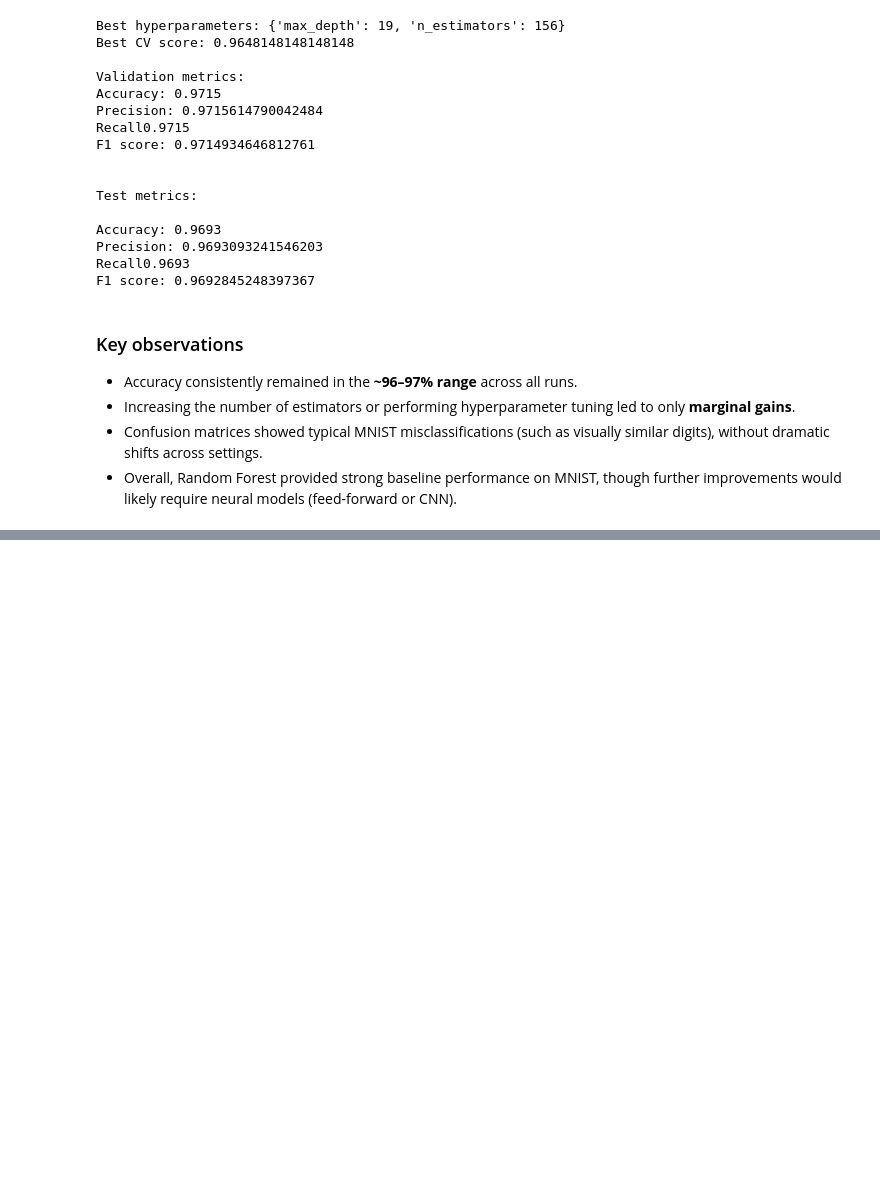
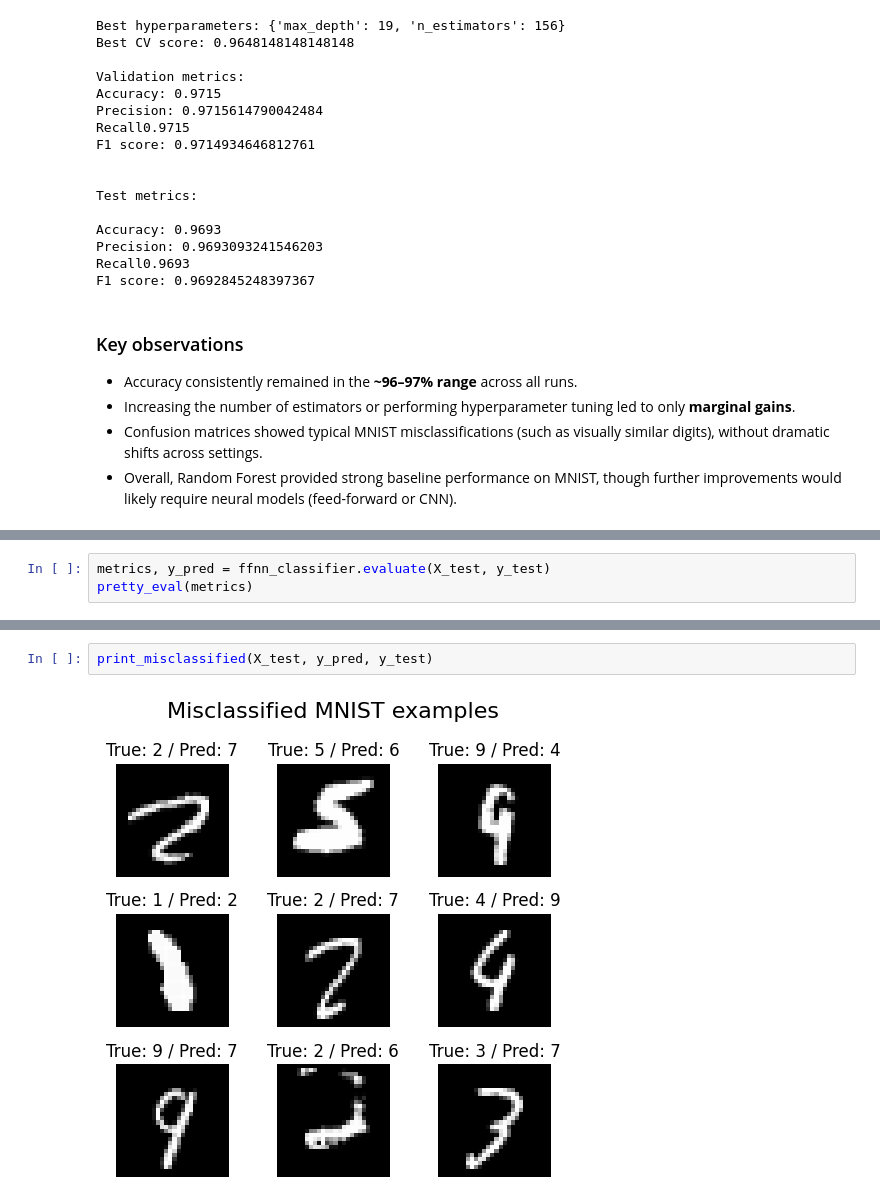
Before and after one commit to nastyapetrunia/data-science-internship-test-tasks, a Jupyter notebook: task1_mnist_image_classification/demo_task1.ipynb, the cells around one changed output, grey strips where cells are left out. Saved outputs shown, nothing was run; the diff lists cells and outputs as text; blank space fills up the shorter version.

```diff
--- a/task1_mnist_image_classification/demo_task1.ipynb
+++ b/task1_mnist_image_classification/demo_task1.ipynb
@@ -247,0 +326,3 @@ F1 score: 0.9692845248397367
+# %%
+metrics, y_pred = ffnn_classifier.evaluate(X_test, y_test)
+pretty_eval(metrics)
@@ -247,0 +348,4 @@ F1 score: 0.9692845248397367
+# %%
+print_misclassified(X_test, y_pred, y_test)
+# %% [output]
+[figure, added]
```
Also changed, not shown: parts of 28 cells of this notebook, 4 other files.
